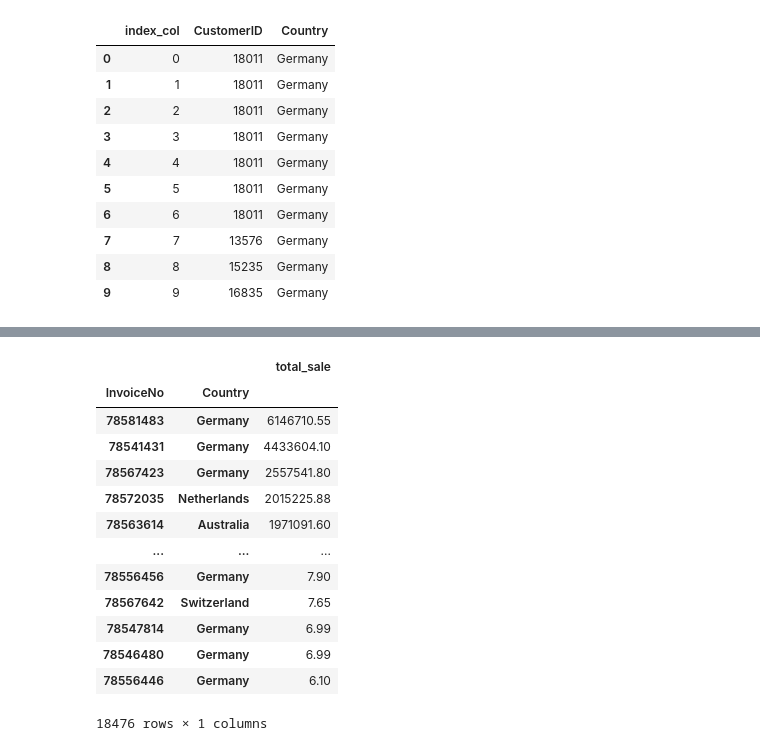
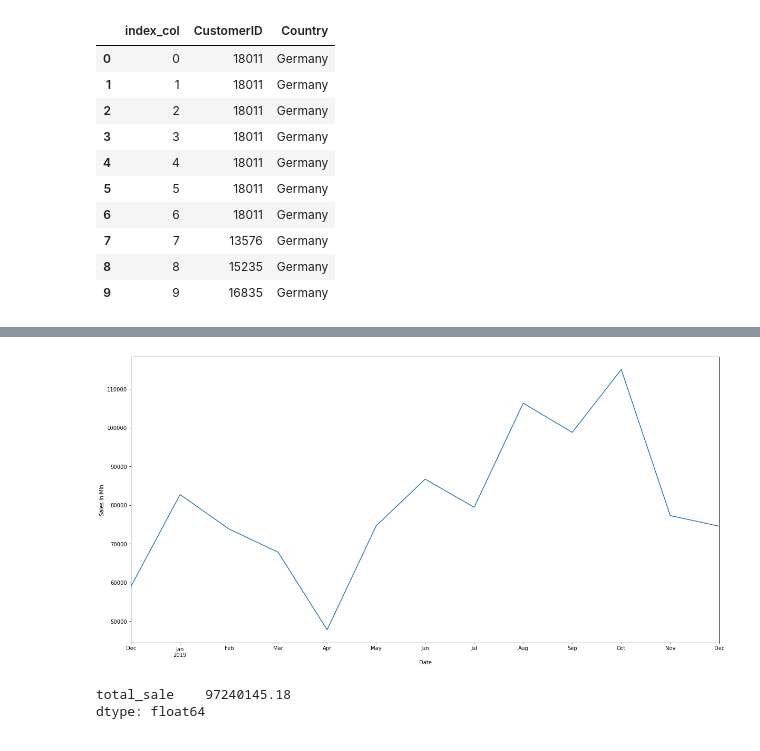
Before and after one commit to Jacopo-Spadon/E-Commerce, a Jupyter notebook: Ecom20tooRest.ipynb, the cells around one changed output, grey strips where cells are left out. Drawn from its saved outputs; the diff is of its cells as text; code cells hidden in the pictures.

```diff
--- a/Ecom20tooRest.ipynb
+++ b/Ecom20tooRest.ipynb
@@ -177,3 +229,16 @@ df_country=pd.DataFrame(data=(df))
+# %%
+df_country = df_country.groupby(df_country['invoice_date'])['total_sale'].sum().reset_index()
+df_country = df_country.set_index('invoice_date')
+df_country.index = pd.to_datetime(df_country.index)
+
+y = df_country['total_sale'].resample('M').mean()
+
+
+y.plot(figsize=(20, 10))
+plt.xlabel('Date')
+plt.ylabel('Sales in Mln');
+# %% [output]
+[figure, added]
 # %%
 # Pivot Table per Invoice
 
@@ -184,22 +249,10 @@ table_invoice = pd.pivot_table(df_country, values='total_sale', index=['InvoiceN
 table_invoice=table_invoice.sort_values(by=['total_sale'], ascending=False)
 
 
-table_invoice
+table_invoice.sum()
 # %% [output]
-|  |  | total_sale |
-| InvoiceNo | Country |  |
-| 78581483 | Germany | 6146710.55 |
-| 78541431 | Germany | 4433604.10 |
-| 78567423 | Germany | 2557541.80 |
-| 78572035 | Netherlands | 2015225.88 |
-| 78563614 | Australia | 1971091.60 |
-| ... | ... | ... |
-| 78556456 | Germany | 7.90 |
-| 78567642 | Switzerland | 7.65 |
-| 78547814 | Germany | 6.99 |
-| 78546480 | Germany | 6.99 |
-| 78556446 | Germany | 6.10 |
-18476 rows × 1 columns
+total_sale    97240145.18
+dtype: float64
 # %%
 # Pivot tabel per Customer
 
```
Also changed, not shown: parts of 11 cells of this notebook.
